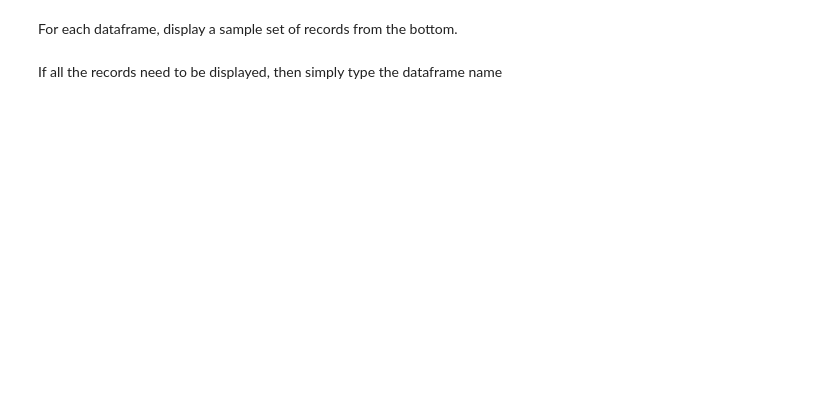
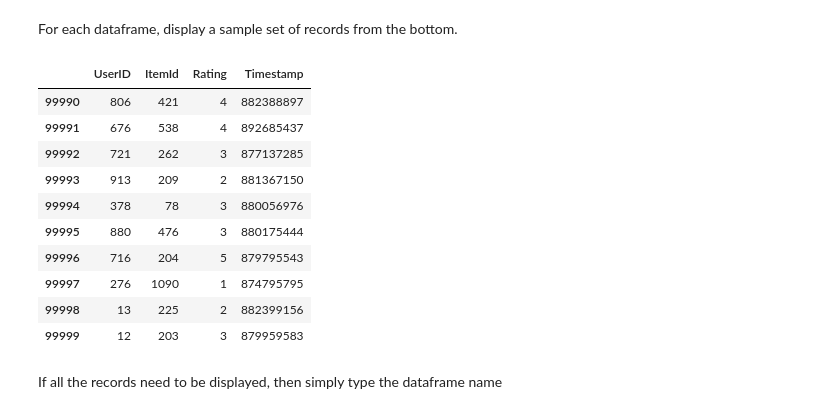
Before and after one commit to ziababar/recommender, a Jupyter notebook: RecSys - Data Visualization.ipynb, the cells around one changed output. Drawn from its saved outputs; the diff is of its cells as text; code cells hidden in the pictures; blank space fills up the shorter version.

```diff
--- a/RecSys - Data Visualization.ipynb
+++ b/RecSys - Data Visualization.ipynb
@@ -71,3 +98,17 @@ df_u_info.tail()
+# %%
+df_u_data.tail(10)
+# %% [output]
+|  | UserID | ItemId | Rating | Timestamp |
+| 99990 | 806 | 421 | 4 | 882388897 |
+| 99991 | 676 | 538 | 4 | 892685437 |
+| 99992 | 721 | 262 | 3 | 877137285 |
+| 99993 | 913 | 209 | 2 | 881367150 |
+| 99994 | 378 | 78 | 3 | 880056976 |
+| 99995 | 880 | 476 | 3 | 880175444 |
+| 99996 | 716 | 204 | 5 | 879795543 |
+| 99997 | 276 | 1090 | 1 | 874795795 |
+| 99998 | 13 | 225 | 2 | 882399156 |
+| 99999 | 12 | 203 | 3 | 879959583 |
 # %% [markdown]
 If all the records need to be displayed, then simply type the dataframe name
 # %%
```
Also changed, not shown: parts of 15 cells of this notebook.
